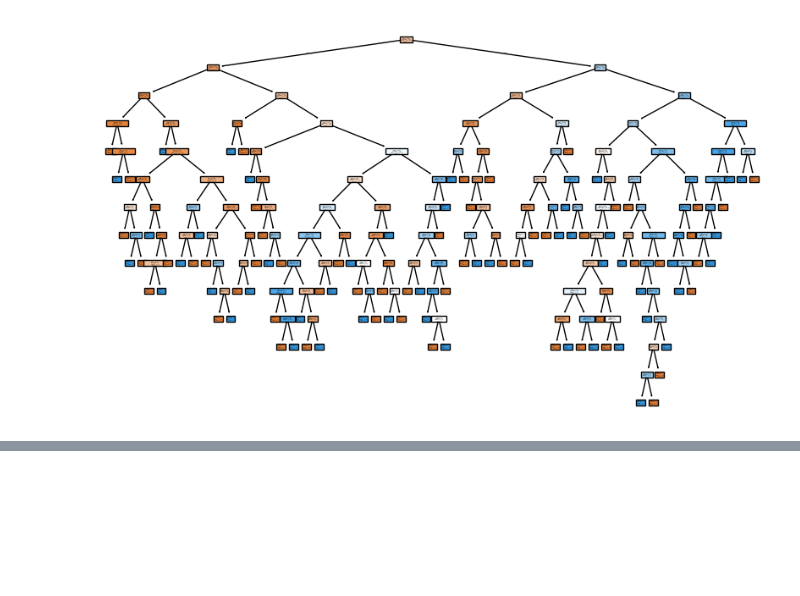
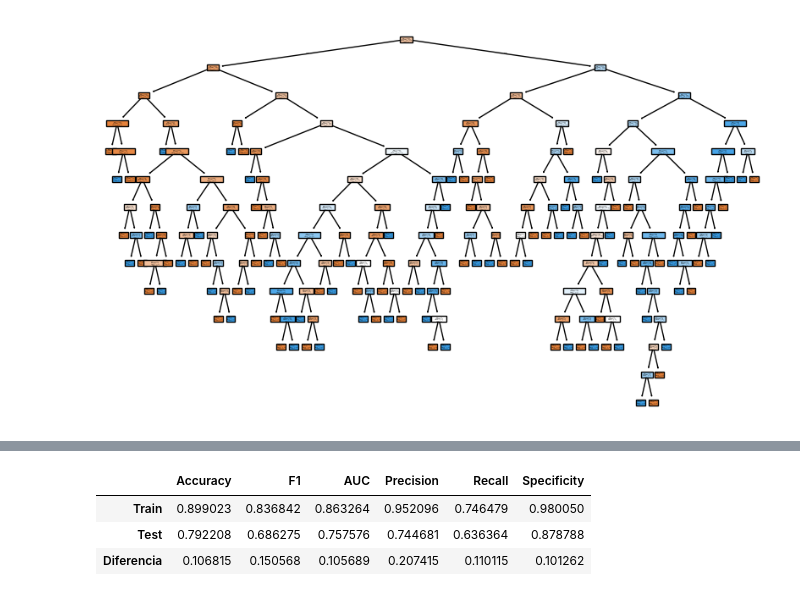
Before and after one commit to Uplyuz/DecisionTree, a Jupyter notebook: src/explore.ipynb, the cells around one changed output, grey strips where cells are left out. Saved outputs shown, nothing was run; the diff lists cells and outputs as text; code cells hidden in the pictures; blank space fills up the shorter version.

```diff
--- a/src/explore.ipynb
+++ b/src/explore.ipynb
@@ -231,0 +378,13 @@ plot_tree(complex_tree,feature_names=list(X_train.columns),class_names=['0','1']
+# %%
+
+model_bagging = BaggingClassifier(grid_search.best_estimator_, n_estimators=15, random_state=42).fit(X_train, y_train)
+# %%
+y_pred_train_bag=model_bagging.predict(X_train)
+y_pred_test_bag=model_bagging.predict(X_test)
+# %%
+get_metrics(y_train,y_test,y_pred_train_bag,y_pred_test_bag)
+# %% [output]
+|  | Accuracy | F1 | AUC | Precision | Recall | Specificity |
+| Train | 0.899023 | 0.836842 | 0.863264 | 0.952096 | 0.746479 | 0.980050 |
+| Test | 0.792208 | 0.686275 | 0.757576 | 0.744681 | 0.636364 | 0.878788 |
+| Diferencia | 0.106815 | 0.150568 | 0.105689 | 0.207415 | 0.110115 | 0.101262 |
```
Also changed, not shown: parts of 15 cells of this notebook, 1 other file.
